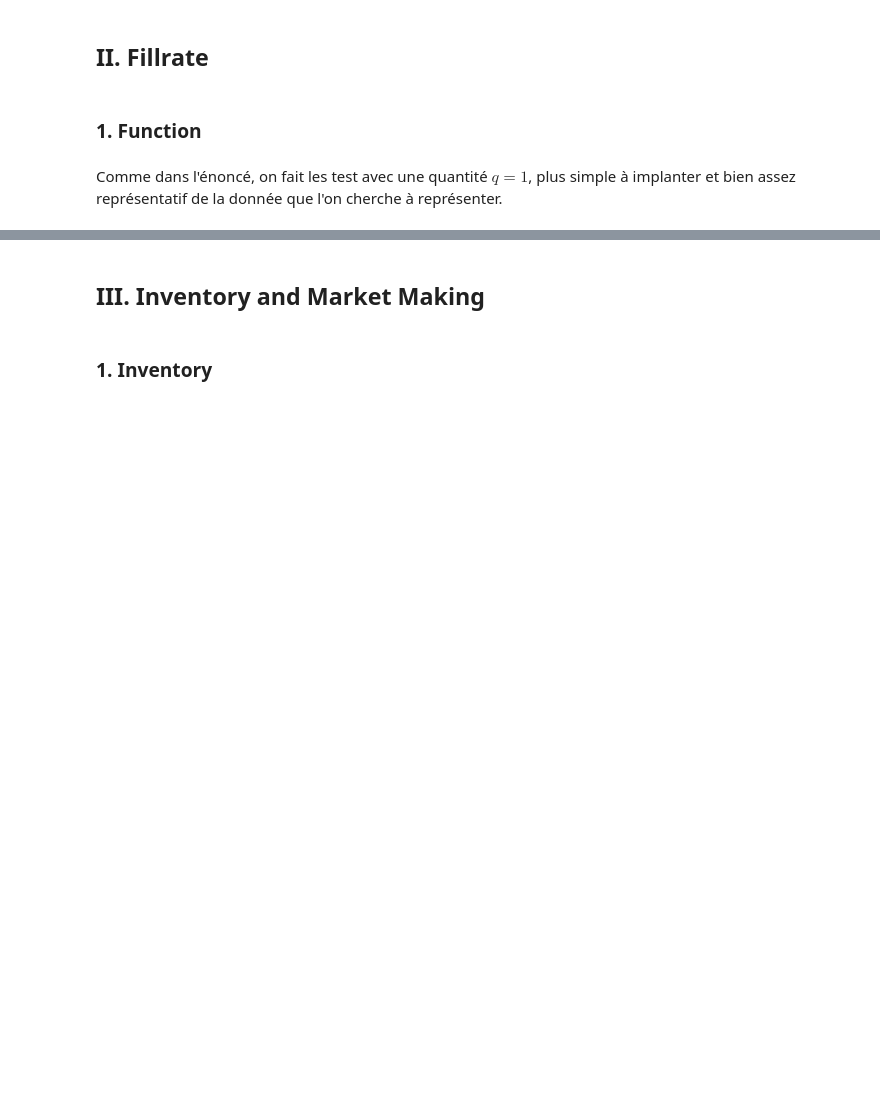
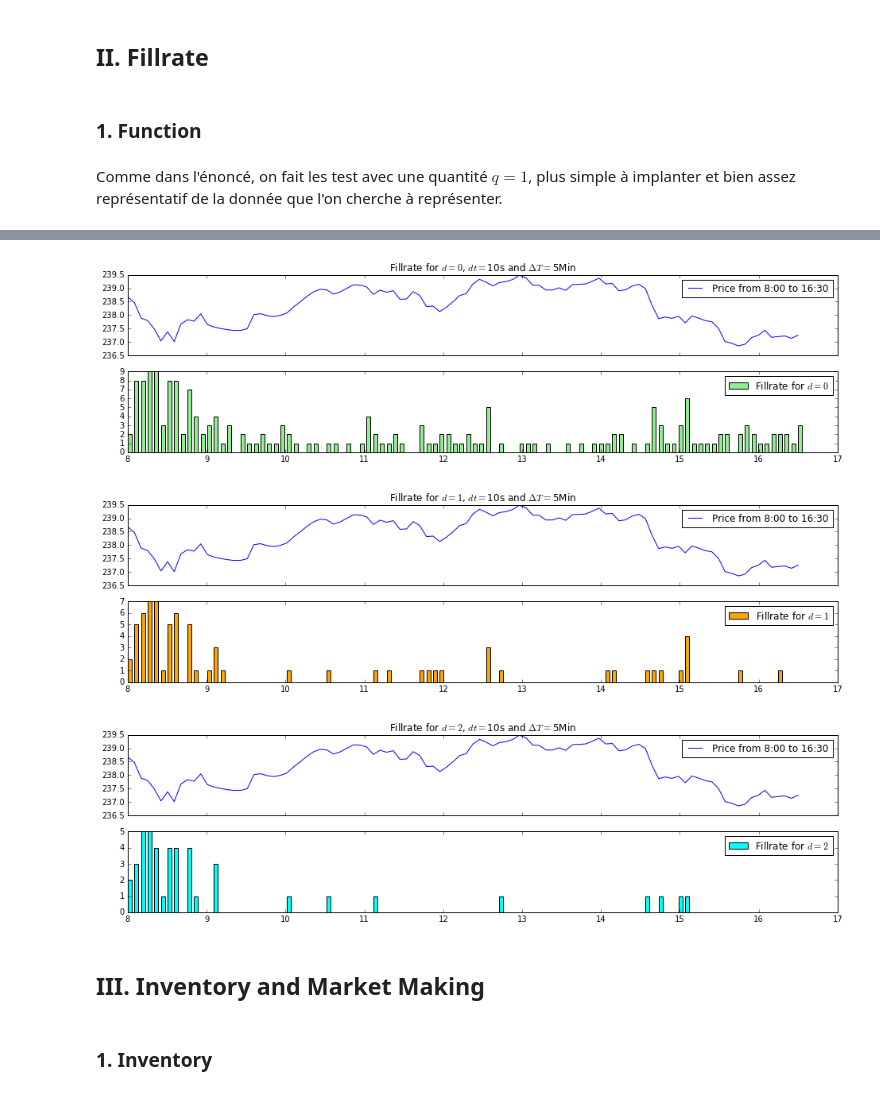
Before and after one commit to m-legrand/TD_Laruelle, a Jupyter notebook: Seance4/TP4.ipynb, the cells around one changed output, grey strips where cells are left out. Saved outputs shown, nothing was run; the diff lists cells and outputs as text; code cells hidden in the pictures; blank space fills up the shorter version.

```diff
--- a/Seance4/TP4.ipynb
+++ b/Seance4/TP4.ipynb
@@ -157,13 +221,0 @@ Comme dans l'énoncé, on fait les test avec une quantité $q=1$, plus simple à
-# %%
-Waiting_time = ['5Min', '10Min', '20Min']
-dt_string = '1s'
-
-fillrate = {}
-time = {}
-price = {}
-
-for t in range(len(Waiting_time)):
-    for d in range(0,3):
-        fillrate[(t,d)] = Fillrate(trades[J], d, dt_string, Waiting_time[t])
-        time[(t,d)] =  np.linspace(8,16.5,len(fillrate[(t,d)]))
-        price[(t,d)] = trades[J]['price']
@@ -189,3 +244,11 @@ printFillRate(d=0) # Set d as wanted amongst {0,1,2}
+# %%
+# Exemple 3 : Tracés pour différentes distances
+
+for d in range(0,3): plotFillRate(d=d)
+# %% [output]
+[figure, added]
+[figure, added]
+[figure, added]
 # %% [markdown]
 ## III. Inventory and Market Making
 # %% [markdown]
```
Also changed, not shown: parts of 11 cells of this notebook.
